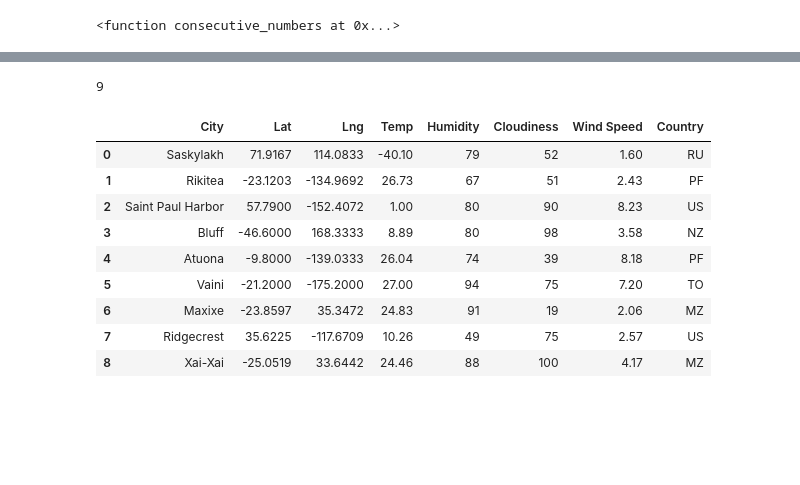
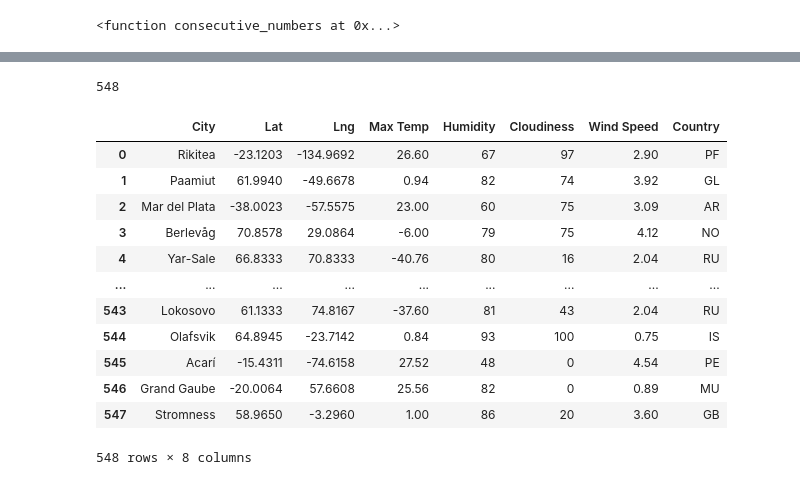
Before and after one commit to khennenf/python-api-challenge, a Jupyter notebook: Homework/Instructions/starter_code/Weather_Py_2.ipynb, the cells around one changed output, grey strips where cells are left out. Cells and saved outputs as stored; diff of their text form; code cells hidden in the pictures; blank space fills up the shorter version.

```diff
--- a/Homework/Instructions/starter_code/Weather_Py_2.ipynb
+++ b/Homework/Instructions/starter_code/Weather_Py_2.ipynb
@@ -24,23 +24,23 @@ print(weather_api_key)
 # %% [output]
 2ec28ec5c12c80c9758a8c8bb6282bec
 # %%
-# List for holding lat_lngs and cities
-lat_lngs = []
-cities = []
+# # List for holding lat_lngs and cities
+# lat_lngs = []
+# cities = []
 
-# Create a set of random lat and lng combinations
-lats = np.random.uniform(lat_range[0], lat_range[1], size=10)
-lngs = np.random.uniform(lng_range[0], lng_range[1], size=10)
-lat_lngs = zip(lats, lngs)
+# # Create a set of random lat and lng combinations
+# lats = np.random.uniform(lat_range[0], lat_range[1], size=1500)
+# lngs = np.random.uniform(lng_range[0], lng_range[1], size=1500)
+# lat_lngs = zip(lats, lngs)
 
-# Identify nearest city for each lat, lng combination
-for lat_lng in lat_lngs:
-    city = citipy.nearest_city(lat_lng[0], lat_lng[1]).city_name
+# # Identify nearest city for each lat, lng combination
+# for lat_lng in lat_lngs:
+#     city = citipy.nearest_city(lat_lng[0], lat_lng[1]).city_name
 
-    # If the city is unique, then add it to a our cities list
-    if city not in cities:
-        cities.append(city)
+#     # If the city is unique, then add it to a our cities list
+#     if city not in cities:
+#         cities.append(city)
 
-# Print the city count to confirm sufficient count
-print(cities)
+# # Print the city count to confirm sufficient count
+# len(cities)
 # %% [output]
@@ -56,7 +56,7 @@ weather_json = weather_response.json()
 # %%
 lat = []
 lon = []
-temp = []
+max_temp = []
 clouds = []
 wind = []
 humidity = []
@@ -76,13 +76,13 @@ for city in cities:
         text_response = weather_response.json()
         lat.append(text_response['coord']['lat'])
         lon.append(text_response['coord']['lon'])
-        temp.append(text_response['main']['temp'])
+        max_temp.append(text_response['main']['temp_max'])
         clouds.append(text_response['clouds']['all'])
         humidity.append(text_response['main']['humidity'])
         wind.append(text_response['wind']['speed'])
         country.append(text_response['sys']['country'])
         city_name.append(text_response['name'])
-        print(f"{city} {text_response['sys']['country']}found!")
+        print(f"{city} {text_response['sys']['country']})
 
     except KeyError:
         print(f"We can't find {city}")
@@ -100,29 +107,32 @@ We can't find saleaula
 # %%
 len(city_name)
 # %% [output]
-9
+548
 # %%
 weather_df = pd.DataFrame(
         {
             "City": city_name,
             "Lat": lat,
             "Lng": lon,
-            "Temp": temp,
+            "Max Temp": max_temp,
             "Humidity": humidity,
             "Cloudiness": clouds,
             "Wind Speed": wind,
             "Country": country
         }
 )
 weather_df
 # %% [output]
-|  | City | Lat | Lng | Temp | Humidity | Cloudiness | Wind Speed | Country |
-| 0 | Saskylakh | 71.9167 | 114.0833 | -40.10 | 79 | 52 | 1.60 | RU |
-| 1 | Rikitea | -23.1203 | -134.9692 | 26.73 | 67 | 51 | 2.43 | PF |
-| 2 | Saint Paul Harbor | 57.7900 | -152.4072 | 1.00 | 80 | 90 | 8.23 | US |
-| 3 | Bluff | -46.6000 | 168.3333 | 8.89 | 80 | 98 | 3.58 | NZ |
-| 4 | Atuona | -9.8000 | -139.0333 | 26.04 | 74 | 39 | 8.18 | PF |
-| 5 | Vaini | -21.2000 | -175.2000 | 27.00 | 94 | 75 | 7.20 | TO |
-| 6 | Maxixe | -23.8597 | 35.3472 | 24.83 | 91 | 19 | 2.06 | MZ |
-| 7 | Ridgecrest | 35.6225 | -117.6709 | 10.26 | 49 | 75 | 2.57 | US |
-| 8 | Xai-Xai | -25.0519 | 33.6442 | 24.46 | 88 | 100 | 4.17 | MZ |
+|  | City | Lat | Lng | Max Temp | Humidity | Cloudiness | Wind Speed | Country |
+| 0 | Rikitea | -23.1203 | -134.9692 | 26.60 | 67 | 97 | 2.90 | PF |
+| 1 | Paamiut | 61.9940 | -49.6678 | 0.94 | 82 | 74 | 3.92 | GL |
+| 2 | Mar del Plata | -38.0023 | -57.5575 | 23.00 | 60 | 75 | 3.09 | AR |
+| 3 | Berlevåg | 70.8578 | 29.0864 | -6.00 | 79 | 75 | 4.12 | NO |
+| 4 | Yar-Sale | 66.8333 | 70.8333 | -40.76 | 80 | 16 | 2.04 | RU |
+| ... | ... | ... | ... | ... | ... | ... | ... | ... |
+| 543 | Lokosovo | 61.1333 | 74.8167 | -37.60 | 81 | 43 | 2.04 | RU |
+| 544 | Olafsvik | 64.8945 | -23.7142 | 0.84 | 93 | 100 | 0.75 | IS |
+| 545 | Acarí | -15.4311 | -74.6158 | 27.52 | 48 | 0 | 4.54 | PE |
+| 546 | Grand Gaube | -20.0064 | 57.6608 | 25.56 | 82 | 0 | 0.89 | MU |
+| 547 | Stromness | 58.9650 | -3.2960 | 1.00 | 86 | 20 | 3.60 | GB |
+548 rows × 8 columns
```
Also changed, not shown: parts of 19 cells of this notebook, 3 other files.
